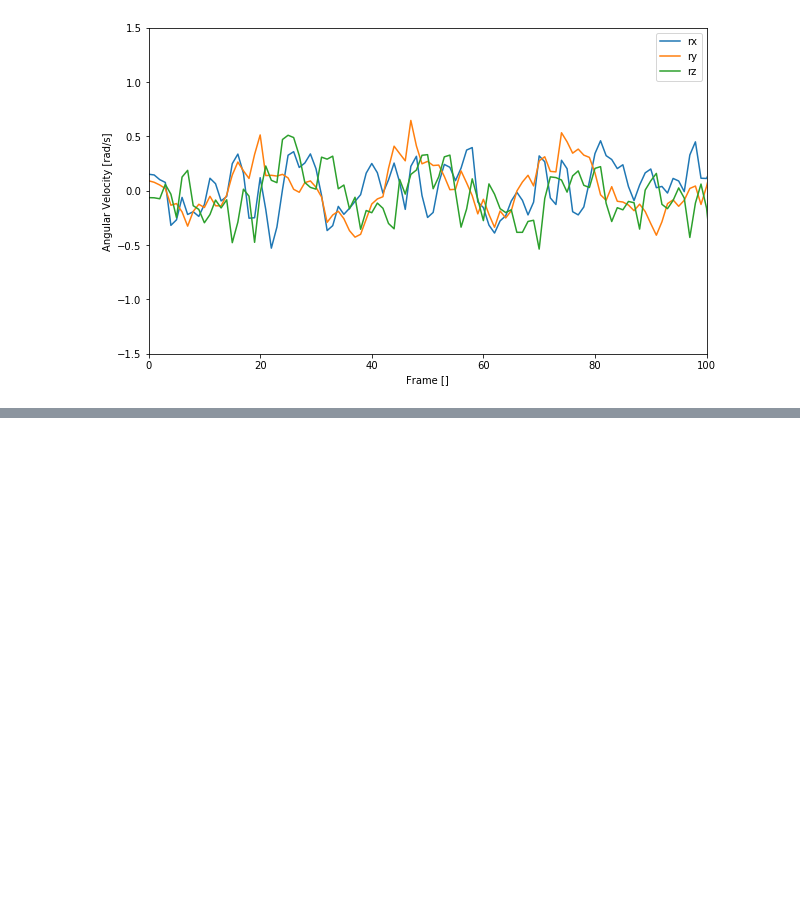
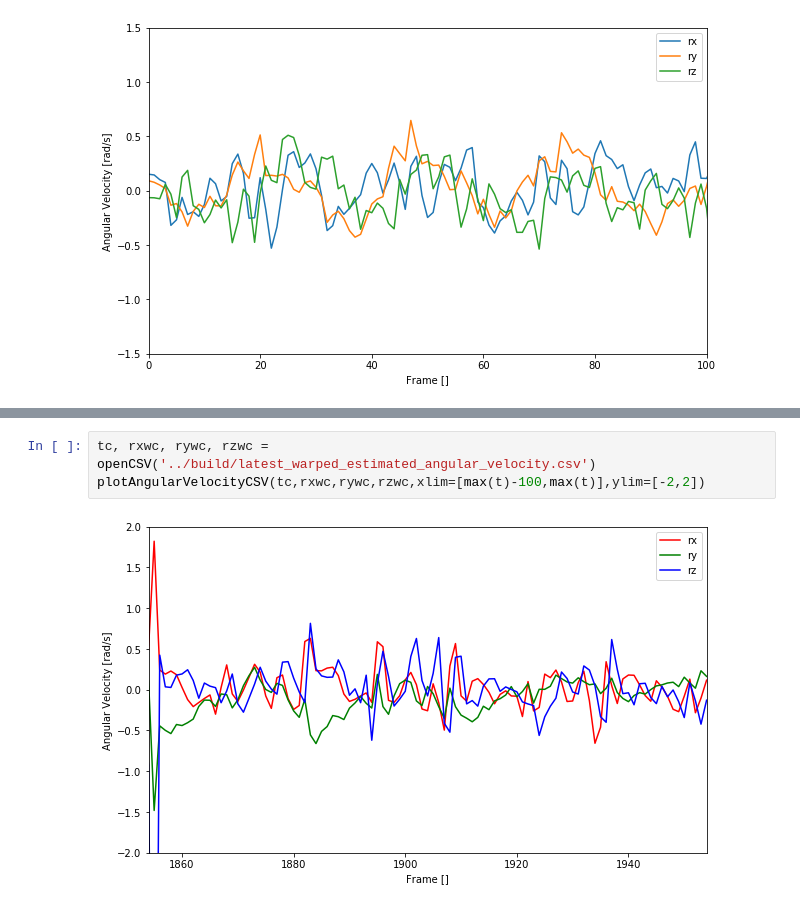
Before and after one commit to yossato/virtualGimbal, a Jupyter notebook: post_processing_software/jupyter/visualize_log.ipynb, the cells around one changed output, grey strips where cells are left out. Drawn from its saved outputs; the diff is of its cells as text; blank space fills up the shorter version.

```diff
--- a/post_processing_software/jupyter/visualize_log.ipynb
+++ b/post_processing_software/jupyter/visualize_log.ipynb
@@ -101,0 +92,5 @@ NameError: name 'l' is not defined
+# %%
+tc, rxwc, rywc, rzwc = openCSV('../build/latest_warped_estimated_angular_velocity.csv')
+plotAngularVelocityCSV(tc,rxwc,rywc,rzwc,xlim=[max(t)-100,max(t)],ylim=[-2,2])
+# %% [output]
+[figure, added]
```
Also changed, not shown: parts of 5 cells of this notebook.
